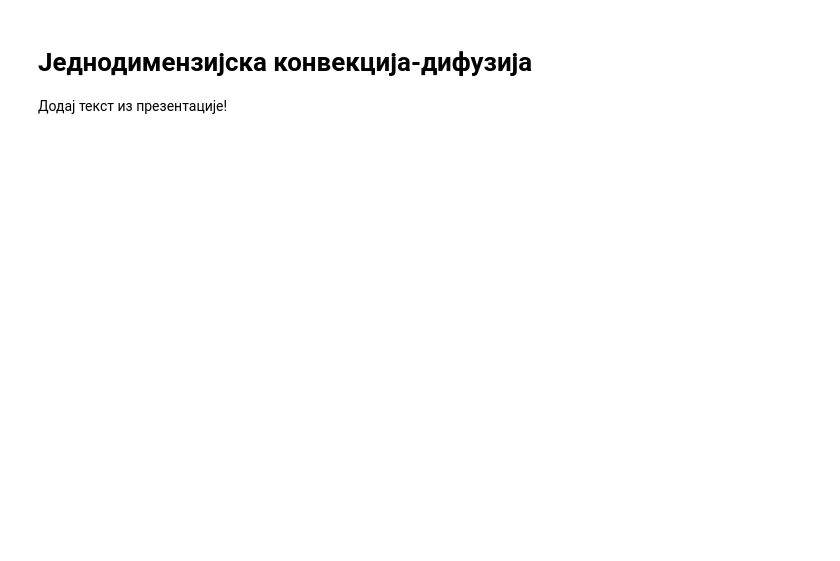
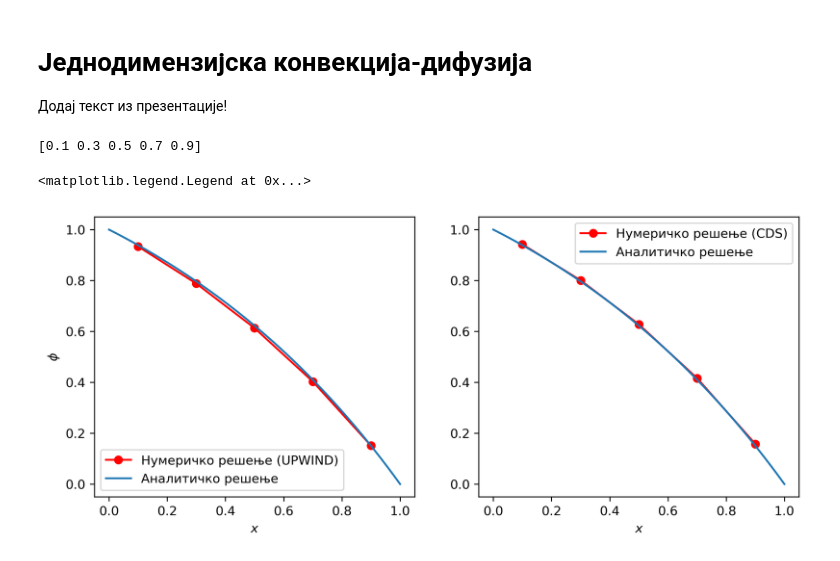
Before and after one commit to cocicar/CFD_intro, a Jupyter notebook: 04_FVM_ConvectionDiffusion.ipynb, the cells around one changed output. Cells and saved outputs as stored; diff of their text form; code cells hidden in the pictures; blank space fills up the shorter version.

```diff
--- a/04_FVM_ConvectionDiffusion.ipynb
+++ b/04_FVM_ConvectionDiffusion.ipynb
@@ -7,7 +7,7 @@ import numpy as np
 from matplotlib import pyplot as plt
 
 def analyticalSolution(phi0, phiL, L, F, Gamma, x): # F = rho*u
-    return phi0 + (phiL - phi0)*(np.exp(F*x/Gamma)-1)/(exp(F*L/Gamma) - 1)
+    return phi0 + (phiL - phi0)*(np.exp(F*x/Gamma)-1)/(np.exp(F*L/Gamma) - 1)
 
 #---------- Definisi ulazne parametre --------------#
 N = 5           # broj proracunskih tacaka
@@ -18,11 +18,6 @@ Gamma = 0.1     # koficijent difuzije
 phiA = 1.0      # granicni uslov 1
 phiB = 0.0
 #---------------------------------------------------#
-
-
-
-x = np.linspace(0, L, 100)
-phi = analyticalSolution(phiA, phiB, L, F, Gamma, x)
 
 ## Funkcija za resavanje trodijagonalnog sistema jednacina
 def TDMASolve(a, b, c, d):
@@ -42,6 +37,11 @@ def TDMASolve(a, b, c, d):
 deltaX = L/N
 D = Gamma/deltaX
 F = rho*u
+# Analiticko resenje
+
+x = np.linspace(0, L, 100)
+phi = analyticalSolution(phiA, phiB, L, F, Gamma, x)
+
 # Formiranje matrica A i b
 aW = []; aE = [];  Su = []; Sp = []
 
@@ -81,32 +81,36 @@ for i in range (1, N-1, 1):
     Sucs.append(float(0))
     Spcs.append(float(0))
 
 ## Prosiri liste sa vrednostima u tackama koje
 ## su uz levu i desnu granicu
 Sucs.insert(0, (2*D + F)*phiA)
 Sucs.insert(N-1, (2*D - F)*phiB)
 Spcs.insert(0, -(2*D + F))
 Spcs.insert(N-1, -(2*D - F))
 aWcs.insert(0, 0.0)
 aEcs.insert(0, D - F/2)
 aWcs.insert(N-1, D + F/2)
 aEcs.insert(N-1, 0.0)
 aWcs = np.array(aWcs); aEcs = np.array(aEcs)
 Sucs = np.array(Sucs); Spcs = np.array(Spcs)
 aPcs = aWcs + aEcs - Spcs
 numSol_CDS = TDMASolve(-aWcs, aPcs, -aEcs, Sucs)
 
-print (len(CDS))
-plt.figure(figsize=(15,6))
+
+plt.figure(figsize=(10,4), dpi=300)
 plt.subplot(1,2,1)
 plt.xlabel("$x$")
 plt.ylabel("$\phi$")
 plt.plot(x_num, numSol_upwind, 'ro-', label='Нумеричко решење (UPWIND)')
 plt.plot(x, phi, label='Aналитичко решење')
 plt.legend()
 
 plt.subplot(1,2,2)
 plt.plot(x_num, numSol_CDS, 'ro-', label='Нумеричко решење (CDS)')
 plt.plot(x, phi, label='Aналитичко решење')
 plt.xlabel("$x$")
 plt.legend()
+# %% [output]
+[0.1 0.3 0.5 0.7 0.9]
+<matplotlib.legend.Legend at 0x...>
+[figure, added]
```
